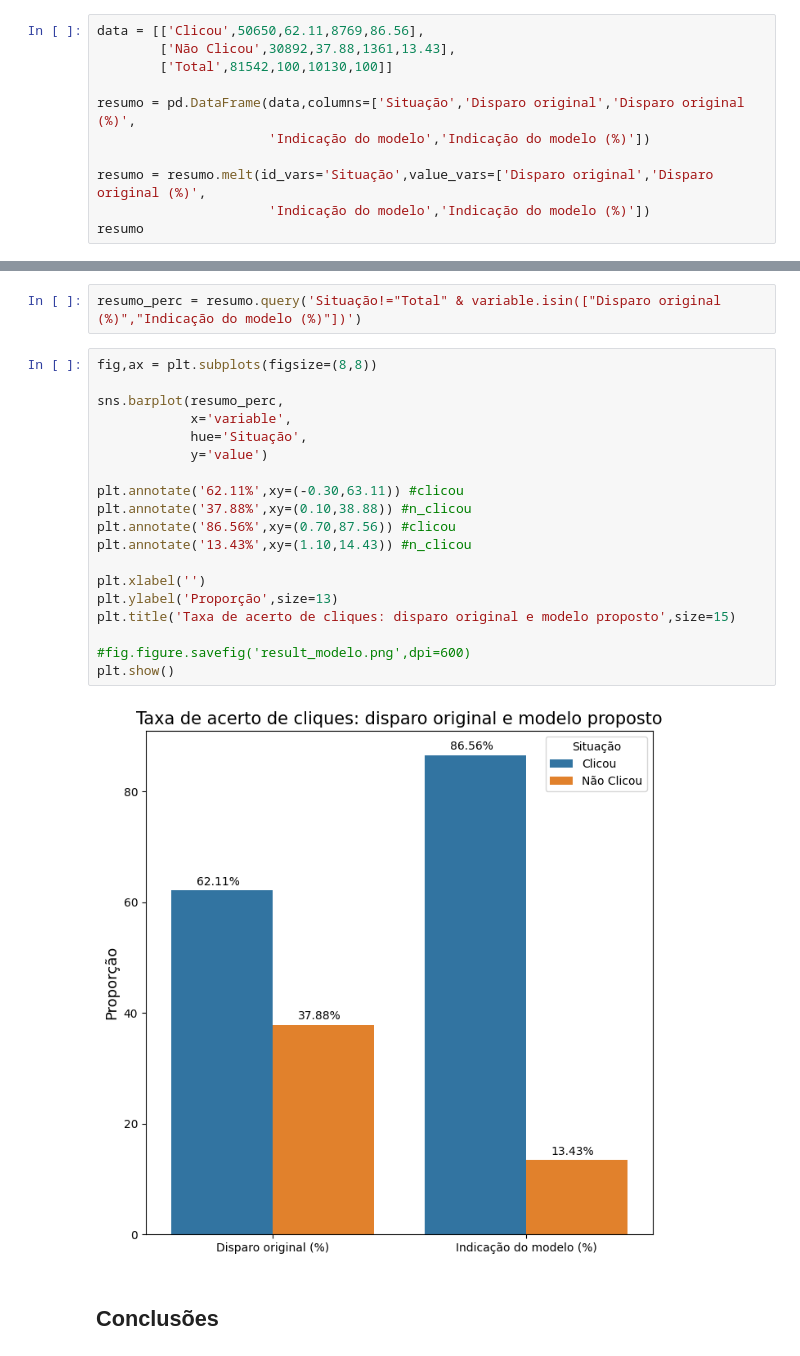
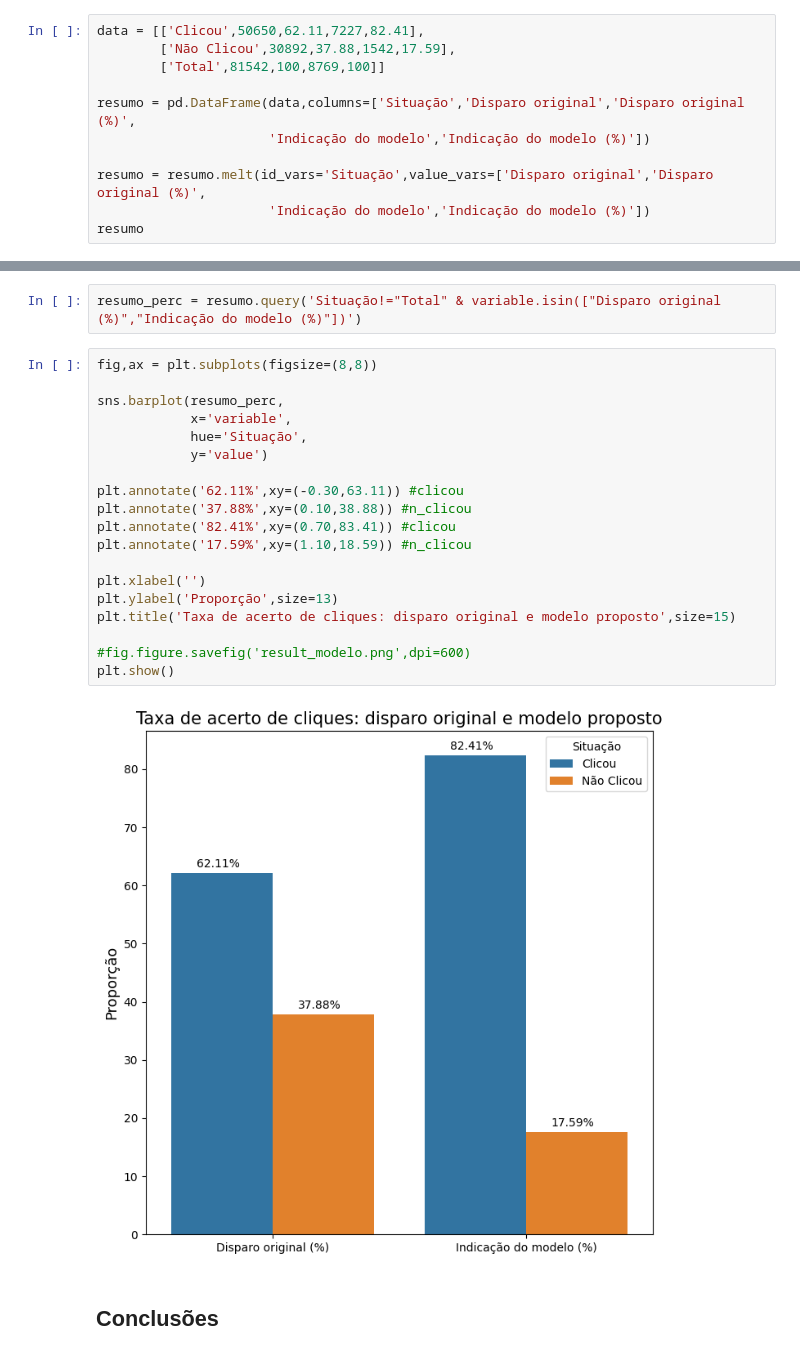
Before and after one commit to arjona-jonas/ADA_Projeto_Final_G3, a Jupyter notebook: main/notebook/Projeto_G3_Final.ipynb, the cells around one changed output, grey strips where cells are left out. Saved outputs shown, nothing was run; the diff lists cells and outputs as text.

```diff
--- a/main/notebook/Projeto_G3_Final.ipynb
+++ b/main/notebook/Projeto_G3_Final.ipynb
@@ -912,9 +912,9 @@ roc_auc de teste:  0.7319352623692611
 # %% [markdown]
 Como dito anteriormente, a base usada advém de uma tentativa anterior de disparo de anúncios que não usava uma estratégia em dados. Logo, todos os casos foram considerados como possíveis cliques mas apenas 62% deles clicaram. Com as sugestões do nosso modelo usando uma Árvore de Decisão, cerca de 86% dos usuários que indicamos o anúncio clicaram nele, um aumento percentual da taxa de acerto de 38%.
 # %%
-data = [['Clicou',50650,62.11,8769,86.56],
-        ['Não Clicou',30892,37.88,1361,13.43],
-        ['Total',81542,100,10130,100]]
+data = [['Clicou',50650,62.11,7227,82.41],
+        ['Não Clicou',30892,37.88,1542,17.59],
+        ['Total',81542,100,8769,100]]
 
 resumo = pd.DataFrame(data,columns=['Situação','Disparo original','Disparo original (%)',
                       'Indicação do modelo','Indicação do modelo (%)'])
@@ -941,24 +941,24 @@ resumo_perc = resumo.query('Situação!="Total" & variable.isin(["Disparo origin
 # %%
 fig,ax = plt.subplots(figsize=(8,8))
 
 sns.barplot(resumo_perc,
             x='variable',
             hue='Situação',
             y='value')
 
 plt.annotate('62.11%',xy=(-0.30,63.11)) #clicou
 plt.annotate('37.88%',xy=(0.10,38.88)) #n_clicou
-plt.annotate('86.56%',xy=(0.70,87.56)) #clicou
-plt.annotate('13.43%',xy=(1.10,14.43)) #n_clicou
+plt.annotate('82.41%',xy=(0.70,83.41)) #clicou
+plt.annotate('17.59%',xy=(1.10,18.59)) #n_clicou
 
 plt.xlabel('')
 plt.ylabel('Proporção',size=13)
 plt.title('Taxa de acerto de cliques: disparo original e modelo proposto',size=15)
 
 #fig.figure.savefig('result_modelo.png',dpi=600)
 plt.show()
 # %% [output]
-[figure, old version]
+[figure, new version]
 # %% [markdown]
 ## Conclusões
 # %% [markdown]
```
Also changed, not shown: parts of 1 cell of this notebook, 3 other files.
